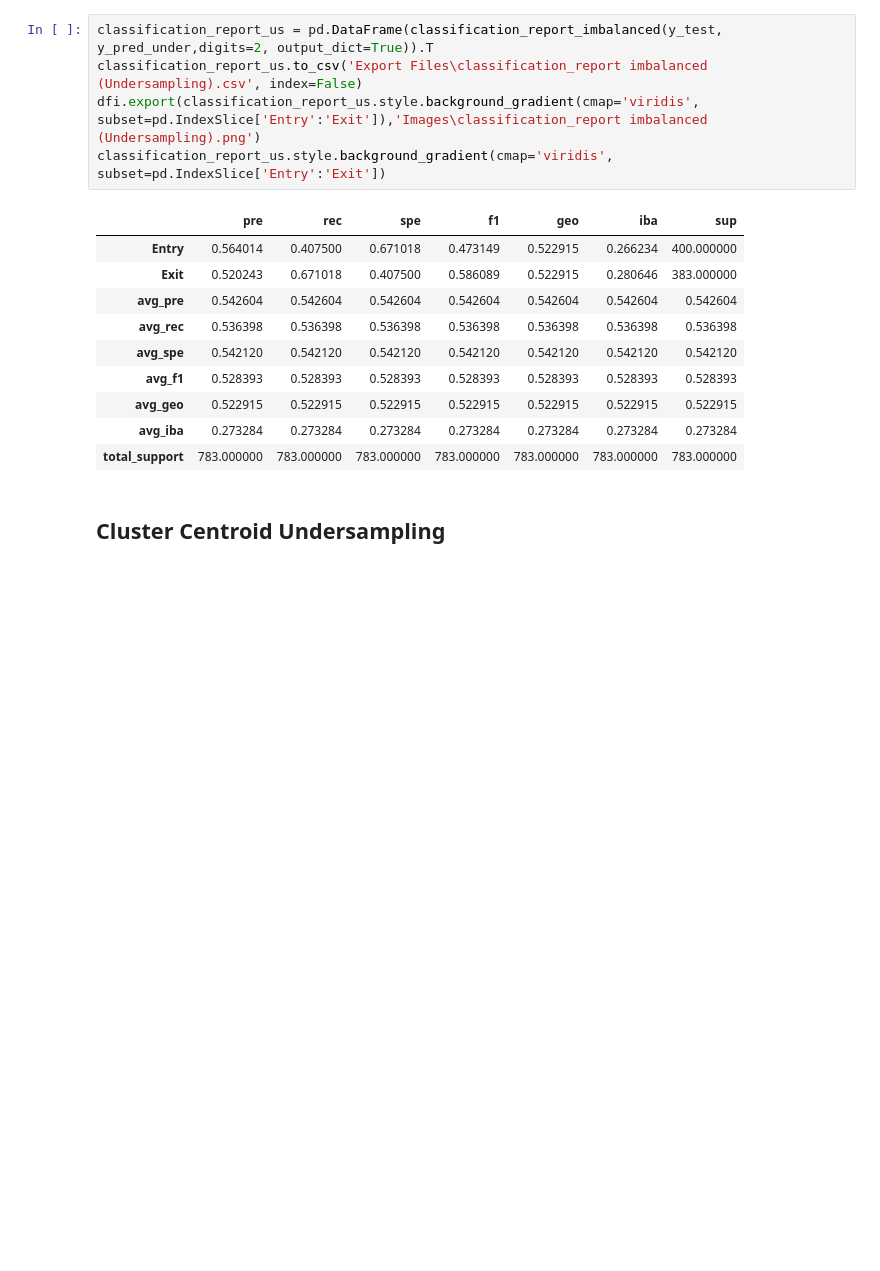
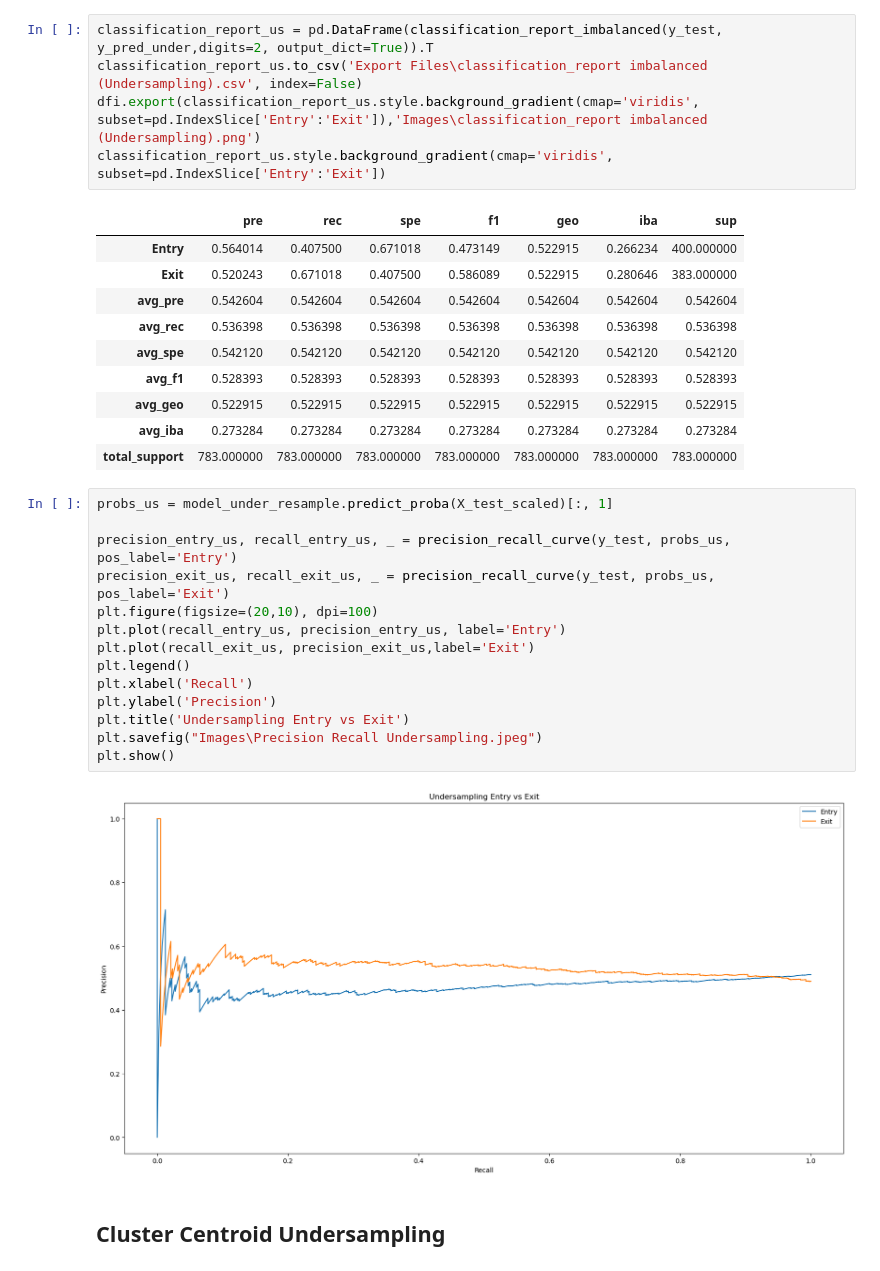
Before and after one commit to somyapanda/Project_2, a Jupyter notebook: Final_Project/Decision Tree & Sampling.ipynb, the cells around one changed output. Saved outputs shown, nothing was run; the diff lists cells and outputs as text; blank space fills up the shorter version.

```diff
--- a/Final_Project/Decision Tree & Sampling.ipynb
+++ b/Final_Project/Decision Tree & Sampling.ipynb
@@ -435,6 +476,22 @@ classification_report_us.style.background_gradient(cmap='viridis', subset=pd.Ind
 | avg_geo | 0.522915 | 0.522915 | 0.522915 | 0.522915 | 0.522915 | 0.522915 | 0.522915 |
 | avg_iba | 0.273284 | 0.273284 | 0.273284 | 0.273284 | 0.273284 | 0.273284 | 0.273284 |
 | total_support | 783.000000 | 783.000000 | 783.000000 | 783.000000 | 783.000000 | 783.000000 | 783.000000 |
+# %%
+probs_us = model_under_resample.predict_proba(X_test_scaled)[:, 1]
+
+precision_entry_us, recall_entry_us, _ = precision_recall_curve(y_test, probs_us, pos_label='Entry')
+precision_exit_us, recall_exit_us, _ = precision_recall_curve(y_test, probs_us, pos_label='Exit')
+plt.figure(figsize=(20,10), dpi=100)
+plt.plot(recall_entry_us, precision_entry_us, label='Entry')
+plt.plot(recall_exit_us, precision_exit_us,label='Exit')
+plt.legend()
+plt.xlabel('Recall')
+plt.ylabel('Precision')
+plt.title('Undersampling Entry vs Exit')
+plt.savefig("Images\Precision Recall Undersampling.jpeg")
+plt.show()
+# %% [output]
+[figure, added]
 # %% [markdown]
 ## Cluster Centroid Undersampling
 # %%
```
Also changed, not shown: parts of 8 cells of this notebook, 6 other files.
